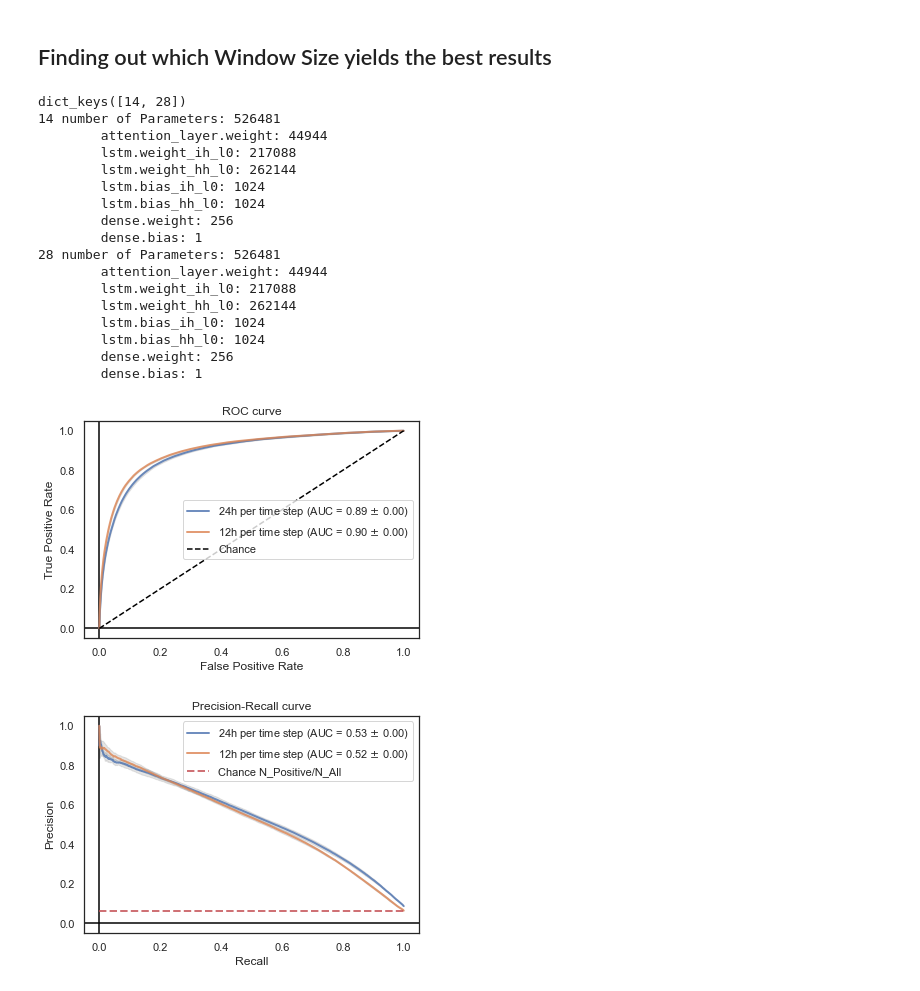
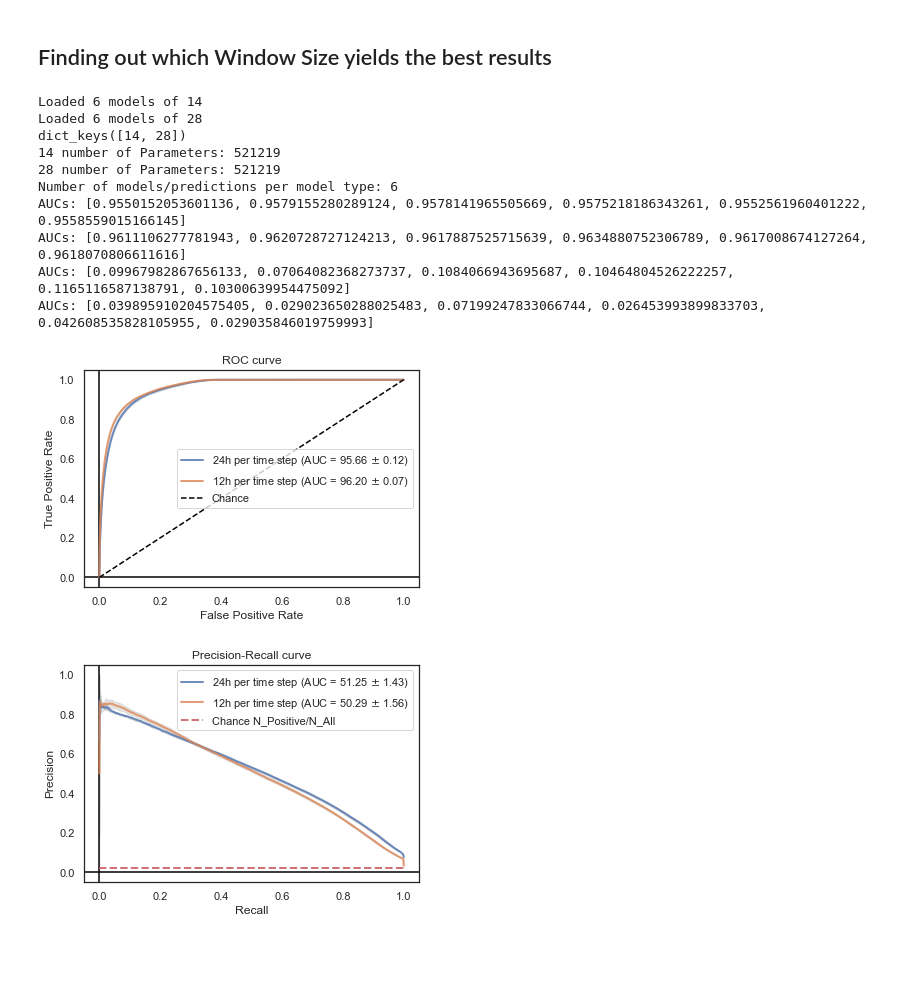
Before and after one commit to moskast/mimic_model, a Jupyter notebook: test.ipynb, the cells around one changed output. Drawn from its saved outputs; the diff is of its cells as text; code cells hidden in the pictures; blank space fills up the shorter version.

```diff
--- a/test.ipynb
+++ b/test.ipynb
@@ -20,10 +20,11 @@ from main import get_percentages
 
 %matplotlib inline
 # %%
-target = 'VANCOMYCIN'
+targets = get_targets()
 mimic_version = 4
 time_step_id = 14
 seeds = get_seeds()
+seeds = [0]
 debug = False
 save_unimportant_figures = False
 
@@ -315,30 +321,38 @@ comparison_LSTM number of Parameters: 481537
 # %% [markdown]
 ## Finding out which Window Size yields the best results
 # %%
-def get_model_dict_mts(time_step_ids, model_type='partial_attention_LSTM'):
+def get_model_dict_mts(time_step_ids, targets, model_type='partial_attention_LSTM', n_folds=5):
     model_dict_mts = dict()
 
     for time_step_id in time_step_ids:
         model_dict_mts[time_step_id] = []
         for seed in seeds:
-            model_name = get_model_name(model_type, mimic_version, target, time_step_id, seed)
+            model_name = get_model_name(model_type, mimic_version, targets, time_step_id, seed)
             model = load_model(model_name)
             model.eval()
             model_dict_mts[time_step_id].append(model)
+            for fold in range(n_folds):
+                model_name = get_model_name(model_type, mimic_version, targets, time_step_id, seed, fold)
+                model = load_model(model_name)
+                model.eval()
+                model_dict_mts[time_step_id].append(model)
+        print(f'Loaded {len(model_dict_mts[time_step_id])} models of {time_step_id}')
 
     return model_dict_mts
 
-def get_prediction_dict_multiple_data(time_step_ids, model_dict, seeds, mimic_version, target):
+def get_prediction_dict_multiple_data(time_step_ids, model_dict, seed, mimic_version, target):
     prediction_dict = dict()
     with torch.no_grad():
         for i in range(len(model_dict.keys())):
             model_type = list(model_dict.keys())[i]
             prediction_dict[model_type] = []
-            for model, seed in zip(model_dict[model_type], seeds):
-                folder = get_pickle_folder(mimic_version, time_step_ids[i], seed)
-                input_data = torch.tensor(load_pickle_file("test_data", target, folder), dtype=torch.float).clone().detach()
+            folder = get_pickle_folder(mimic_version, time_step_ids[i], seed)
+            input_data = torch.tensor(load_pickle_file("test_data", target, folder), dtype=torch.float).clone().detach()
+            for model in model_dict[model_type]:
                 prediction = model(input_data)
-                prediction_dict[model_type].append(prediction.detach().numpy())
+                prediction_dict[model_type].append(torch.stack(prediction, dim=2)[:,:,:,0].detach().numpy())
+
+    print(f'Number of models/predictions per model type: {len(prediction_dict[model_type])}')
     return prediction_dict
 
 
@@ -351,7 +365,9 @@ def plot_curves_md(predictions, plot_roc, target_dict_list, mask_dict_list, save
     for model_type, target_dict, mask_dict in zip(predictions.keys(), target_dict_list, mask_dict_list):
         y_value_list = []
         auc_list = []
-        for prediction, y, boolmat in zip(predictions[model_type], list(target_dict.values()), list(mask_dict.values())):
+        n_models = len(predictions[model_type])
+        for prediction, y, boolmat in zip(predictions[model_type],
+                                          list(target_dict.values()) * n_models, list(mask_dict.values()) * n_models):
             y = y[~boolmat]
             if plot_roc:
                 x_values, y_values, thresholds = roc_curve(y, prediction[~boolmat])
@@ -363,10 +379,12 @@ def plot_curves_md(predictions, plot_roc, target_dict_list, mask_dict_list, save
             area_uc = auc(x_values, y_values)
             auc_list.append(area_uc)
 
+        print(f'AUCs: {auc_list}')
         mean_y = np.mean(y_value_list, axis=0)
         mean_auc = auc(mean_x, mean_y)
         std_auc = np.std(auc_list)
-        plt.plot(mean_x, mean_y, lw=2, alpha=.8, label=str(24 * 14 // model_type) + r'h per time step (AUC = %0.2f $\pm$ %0.2f)' % (mean_auc, std_auc))
+        plt.plot(mean_x, mean_y, lw=2, alpha=.8, label=str(24 * 14 // model_type)
+                 + r'h per time step (AUC = %0.2f $\pm$ %0.2f)' % (mean_auc * 100, std_auc * 100))
 
         std_y = np.std(y_value_list, axis=0)
         upper_y = np.minimum(mean_y + std_y, 1)
@@ -387,54 +405,47 @@ def plot_curves_md(predictions, plot_roc, target_dict_list, mask_dict_list, save
     plt.xlabel(xlabel)
     plt.ylabel(ylabel)
     plt.title(title)
     plt.legend(loc="best")
     if save_fig:
         plt.savefig(f'{figure_dir}/{target}_{title}.{figure_format}',
                     format=figure_format, dpi=300, facecolor='white', transparent=True, bbox_inches='tight')
     else:
         plt.show()
 
 def compare_window_size(time_step_ids, mimic_version, target, seeds):
-    model_dict_mts = get_model_dict_mts(time_step_ids)
+    model_dict_mts = get_model_dict_mts(time_step_ids, targets)
     print(model_dict_mts.keys())
     print_param_count(model_dict_mts)
 
-    predictions_md = get_prediction_dict_multiple_data(time_step_ids, model_dict_mts, seeds, mimic_version, target)
+    predictions_md = get_prediction_dict_multiple_data(time_step_ids, model_dict_mts, seeds[0], mimic_version, target)
 
     #Plotting
     target_dict_list = []
     for time_step_id in time_step_ids:
         target_dict_list.append(get_pickle_dict("test_targets", seeds, mimic_version, target, time_step_id))
     mask_dict_list = []
     for time_step_id in time_step_ids:
         mask_dict_list.append(get_pickle_dict("test_targets_mask", seeds, mimic_version, target, time_step_id))
 
     plot_curves_md(predictions_md, True, target_dict_list, mask_dict_list)
     plot_curves_md(predictions_md, False, target_dict_list, mask_dict_list)
 
 second_time_step_id = 28
 time_step_ids = [time_step_id, second_time_step_id]
-compare_window_size(time_step_ids, mimic_version, target, seeds)
+compare_window_size(time_step_ids, mimic_version, targets, seeds)
 # %% [output]
+Loaded 6 models of 14
+Loaded 6 models of 28
 dict_keys([14, 28])
-14 number of Parameters: 526481
-        attention_layer.weight: 44944
-        lstm.weight_ih_l0: 217088
-        lstm.weight_hh_l0: 262144
-        lstm.bias_ih_l0: 1024
-        lstm.bias_hh_l0: 1024
-        dense.weight: 256
-        dense.bias: 1
-28 number of Parameters: 526481
-        attention_layer.weight: 44944
-        lstm.weight_ih_l0: 217088
-        lstm.weight_hh_l0: 262144
-        lstm.bias_ih_l0: 1024
-        lstm.bias_hh_l0: 1024
-        dense.weight: 256
-        dense.bias: 1
+14 number of Parameters: 521219
+28 number of Parameters: 521219
+Number of models/predictions per model type: 6
+AUCs: [0.9550152053601136, 0.9579155280289124, 0.9578141965505669, 0.9575218186343261, 0.9552561960401222, 0.9558559015166145]
+AUCs: [0.9611106277781943, 0.9620728727124213, 0.9617887525715639, 0.9634880752306789, 0.9617008674127264, 0.9618070806611616]
+AUCs: [0.09967982867656133, 0.07064082368273737, 0.1084066943695687, 0.10464804526222257, 0.1165116587138791, 0.10300639954475092]
+AUCs: [0.039895910204575405, 0.029023650288025483, 0.07199247833066744, 0.026453993899833703, 0.042608535828105955, 0.029035846019759993]
-[figure, old version]
+[figure, new version]
-[figure, old version]
+[figure, new version]
 # %%
 """TN, FP, FN, TP = confusion_matrix(Y_TEST[~y_boolmat_test], np.around(Y_PRED_mask_0[~y_boolmat_test])).ravel()
 PPV = TP/(TP+FP)
```
Also changed, not shown: parts of 7 cells of this notebook, 4 other files.
